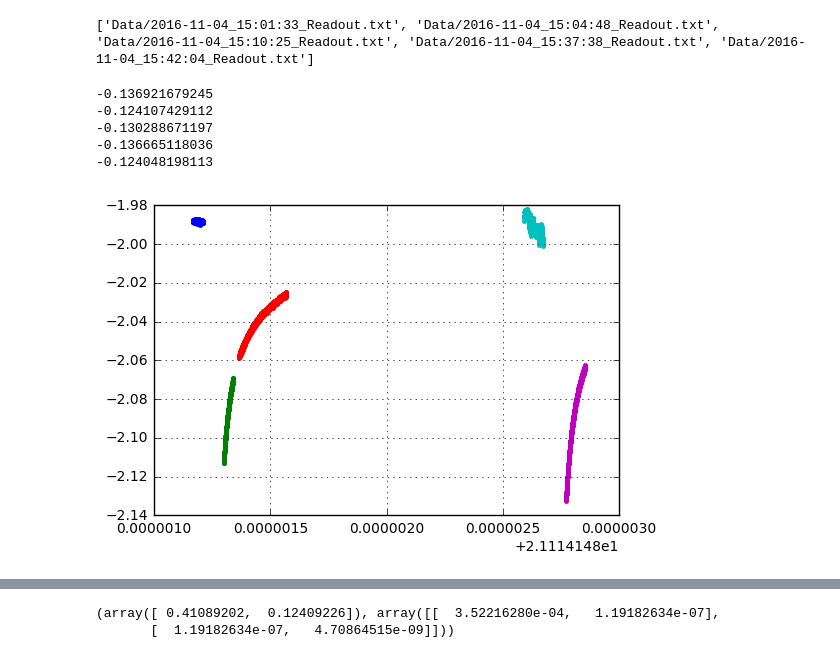
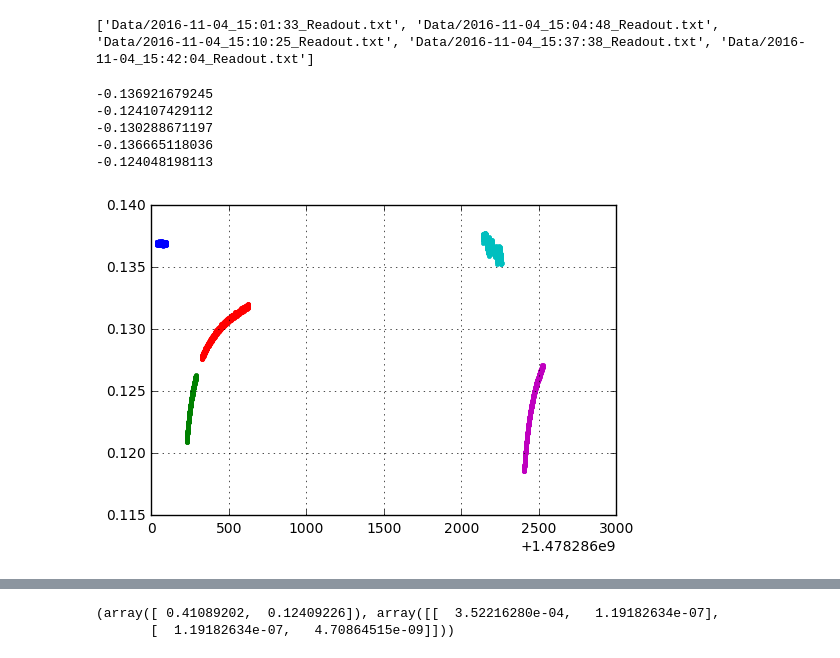
Before and after one commit to ekacmblab/radiometer, a Jupyter notebook: notebooks/BasicPlot.ipynb, the cells around one changed output, grey strips where cells are left out. Saved outputs shown, nothing was run; the diff lists cells and outputs as text; code cells hidden in the pictures.

```diff
--- a/notebooks/BasicPlot.ipynb
+++ b/notebooks/BasicPlot.ipynb
@@ -22,16 +22,16 @@ print(files)
 # %%
 for f in files:
     data=np.loadtxt(f)
-    plot(np.log(data[:,0]),np.log(-data[:,1]), '.')
+    plot(data[:,0],-data[:,1], '.')
     grid()
     print(np.mean(data[:,1]))
 # %% [output]
 -0.136921679245
 -0.124107429112
 -0.130288671197
 -0.136665118036
 -0.124048198113
-[figure, old version]
+[figure, new version]
 # %%
 from scipy.optimize import curve_fit
 # %%
```
Also changed, not shown: parts of 1 cell of this notebook, 4 other files.
